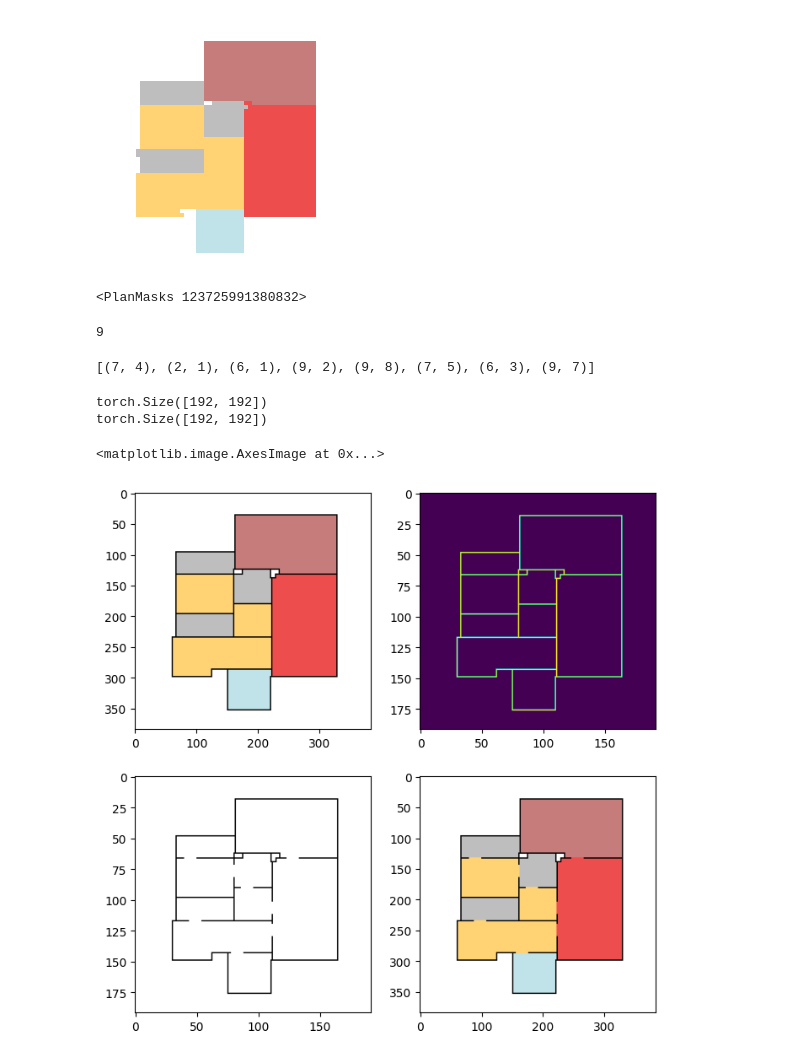
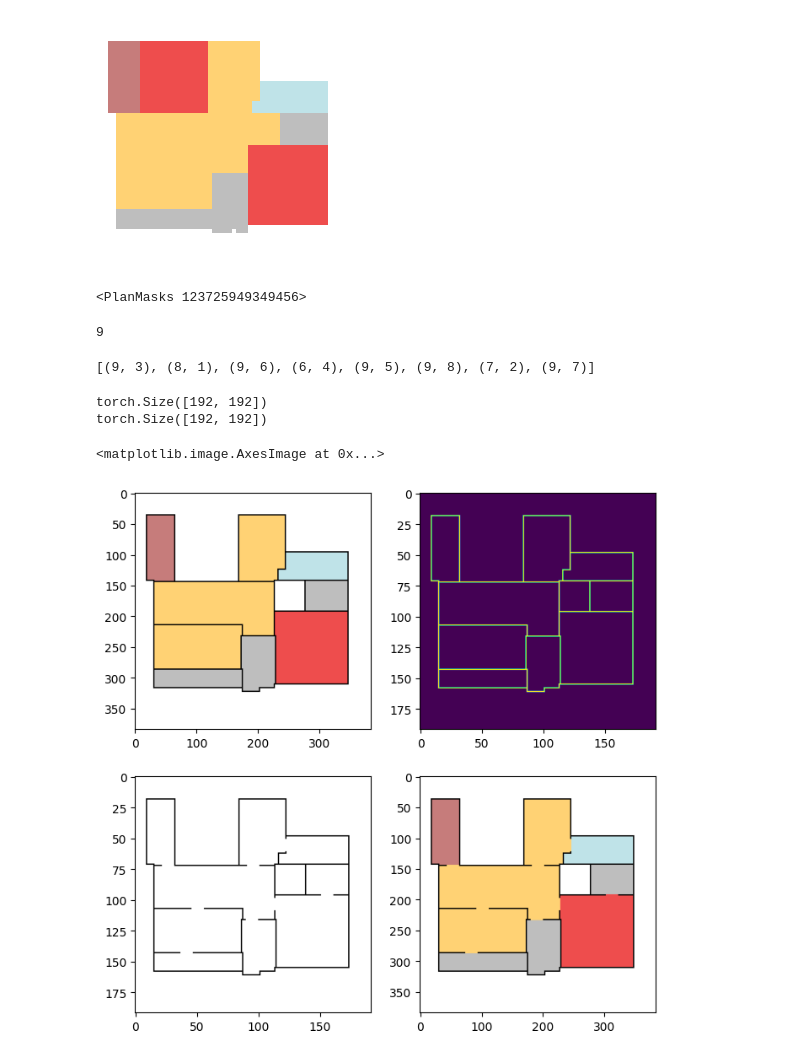
Before and after one commit to enix403/blueprint, a Jupyter notebook: scratch.ipynb, the cells around one changed output. Drawn from its saved outputs; the diff is of its cells as text; code cells hidden in the pictures.

```diff
--- a/scratch.ipynb
+++ b/scratch.ipynb
@@ -31,6 +31,6 @@ cmapr = ListedColormap(['white', *plt.get_cmap('tab10').colors])
 cmapw = ListedColormap(['white', 'black', *plt.get_cmap('tab10').colors])
 # %%
 %%time
-pm = PlanMasks.create_from_state(torch.load("data/plan_masks_05.pth"))
+pm = PlanMasks.create_from_state(torch.load("data/plan_masks_01.pth"))
 pm
 # %% [output]
@@ -39,5 +39,5 @@ Wall time: 1.58 ms
-[figure, old version]
+[figure, new version]
-<PlanMasks 123725991380832>
+<PlanMasks 123725949349456>
 # %%
 # def calc_min_area(scale: tuple[int, int]):
 #     return 4
@@ -86,7 +86,7 @@ rect_graphs.sort(key=lambda g: g.total_area())
 rooms_to_join = select_rooms_to_join(rect_graphs, pm.graph)
 rooms_to_join
 # %% [output]
-[(7, 4), (2, 1), (6, 1), (9, 2), (9, 8), (7, 5), (6, 3), (9, 7)]
+[(9, 3), (8, 1), (9, 6), (6, 4), (9, 5), (9, 8), (7, 2), (9, 7)]
 # %%
 room_masks = [] # room_mask(r): 1 = yes r / 0 = no r
 for graph in rect_graphs:
@@ -123,4 +123,4 @@ plt.subplot(224)
 plt.imshow(blit_rooms(rect_graphs, walls, out_size=384))
 # %% [output]
 <matplotlib.image.AxesImage at 0x...>
-[figure, old version]
+[figure, new version]
```
Also changed, not shown: parts of 1 cell of this notebook, 4 other files.
